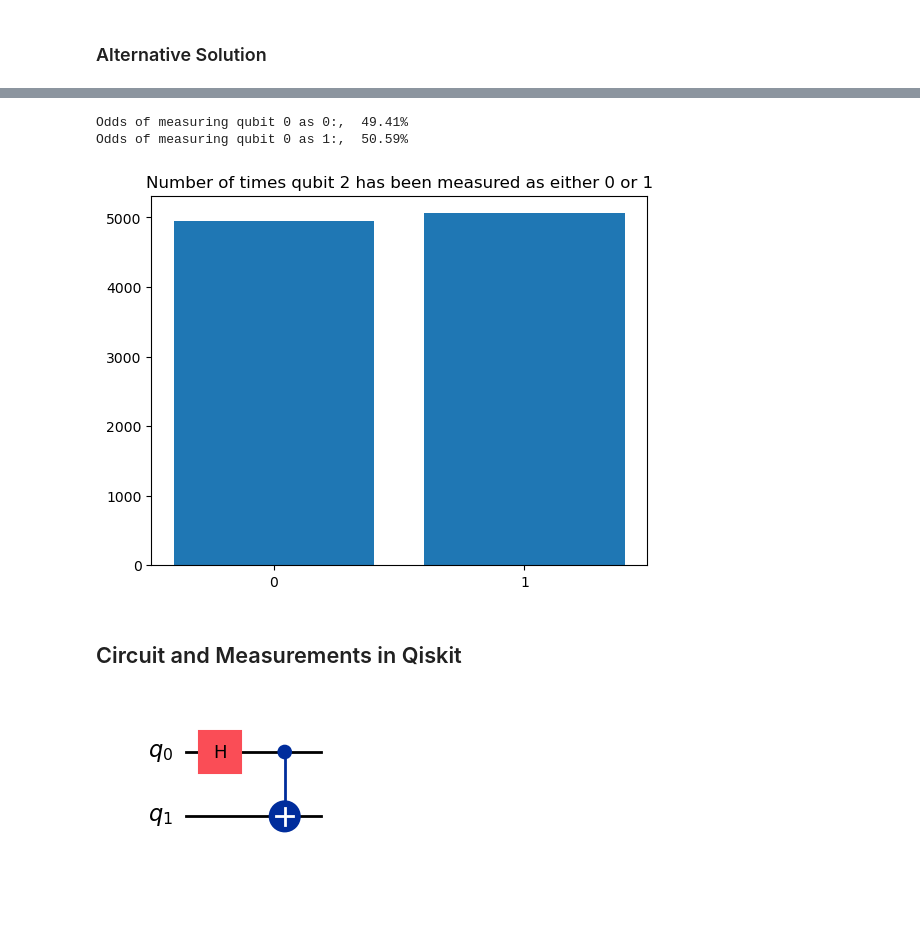
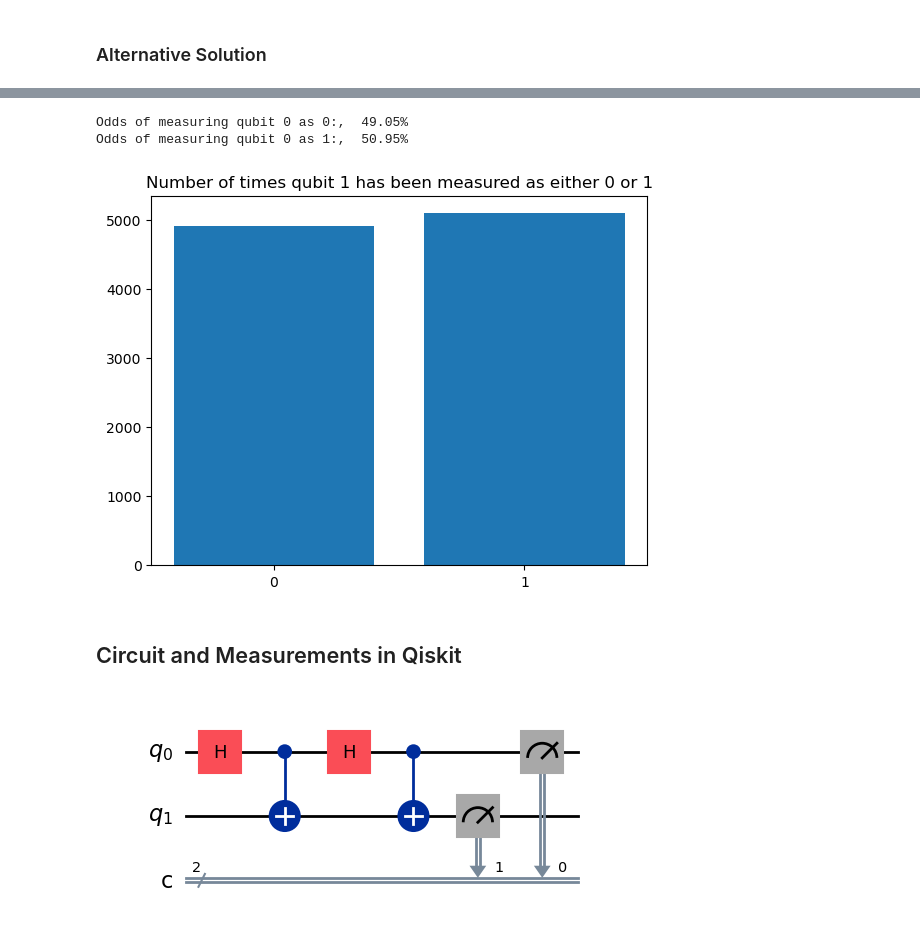
Before and after one commit to Oskar-Idland/FYS5419-Quantum-Computing-and-Quantum-Machine-Learning, a Jupyter notebook: Project_1/Project_1.ipynb, the cells around one changed output, grey strips where cells are left out. Drawn from its saved outputs; the diff is of its cells as text; code cells hidden in the pictures; blank space fills up the shorter version.

```diff
--- a/Project_1/Project_1.ipynb
+++ b/Project_1/Project_1.ipynb
@@ -357,18 +385,24 @@ print(f'Odds of measuring qubit 0 as 1:, {q2_results[1]/n: .2%}')
 
 plt.bar(q2_results.keys(), q2_results.values())
 plt.xticks([0, 1])
-plt.title("Number of times qubit 2 has been measured as either 0 or 1")
+plt.title("Number of times qubit 1 has been measured as either 0 or 1")
 plt.show()
 # %% [output]
-Odds of measuring qubit 0 as 0:,  49.41%
-Odds of measuring qubit 0 as 1:,  50.59%
+Odds of measuring qubit 0 as 0:,  49.05%
+Odds of measuring qubit 0 as 1:,  50.95%
-[figure, old version]
+[figure, new version]
 # %% [markdown]
 ## Circuit and Measurements in Qiskit
 # %%
-qc = QuantumCircuit(2)
+qc = QuantumCircuit(2, 2)
 qc.h(0)
 qc.cx(0, 1)
+qc.h(0)
+qc.cx(0, 1)
+
+# Measureing the qubits
+qc.measure(1, 1)
+qc.measure(0, 0)
 qc.draw('mpl')
 # %% [output]
-[figure, old version]
+[figure, new version]
```
Also changed, not shown: parts of 10 cells of this notebook.
